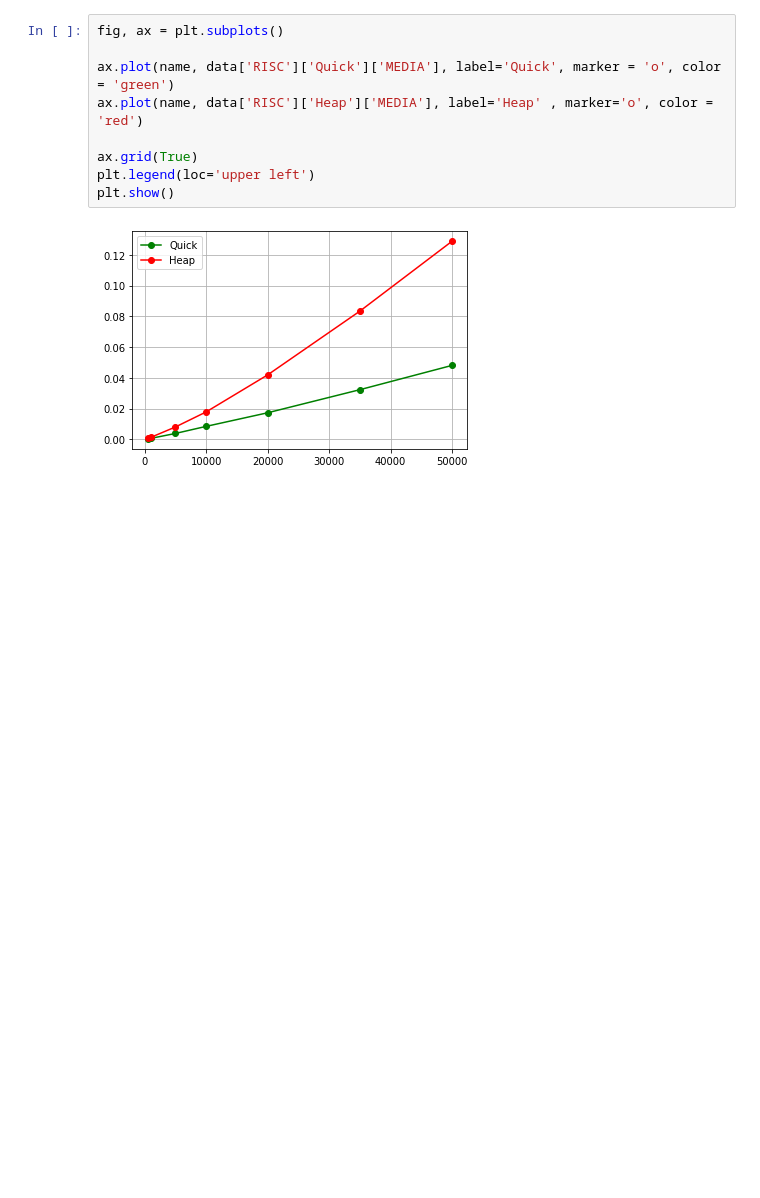
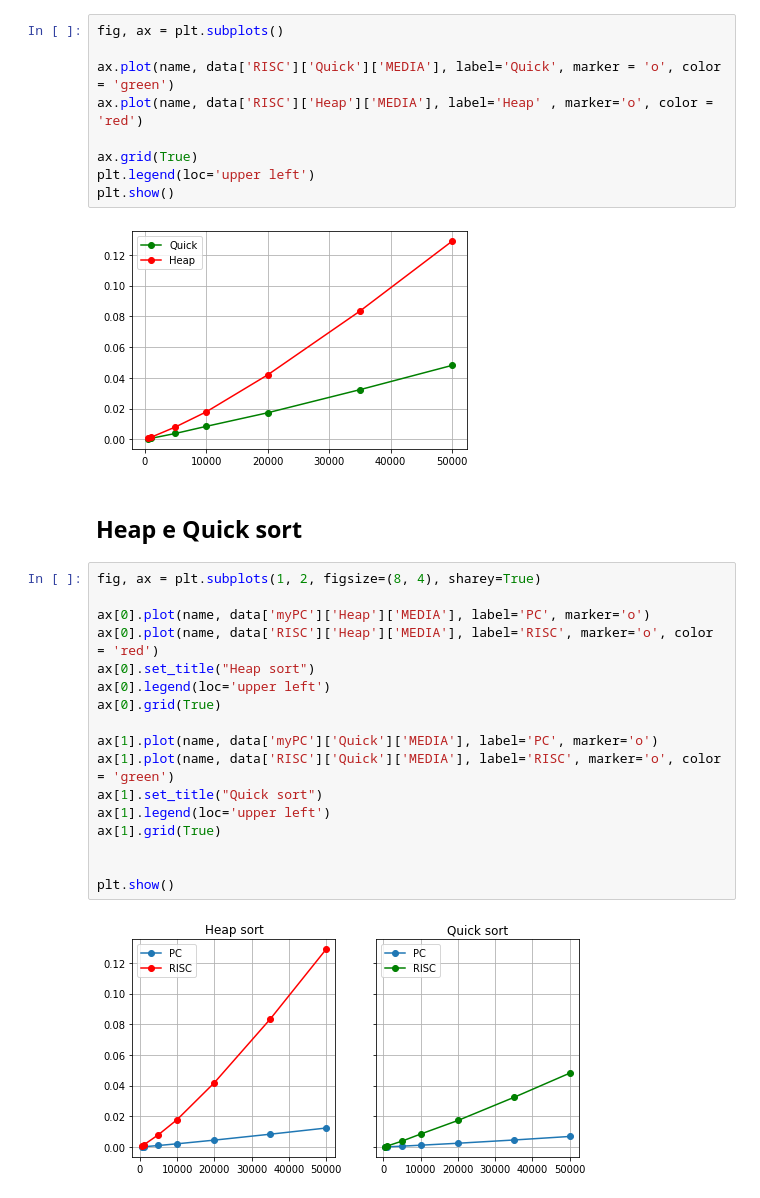
Before and after one commit to MattiaBianchessi/Testing_RISC-V, a Jupyter notebook: Sorting/RisultatiSorting.ipynb, the cells around one changed output. Cells and saved outputs as stored; diff of their text form; blank space fills up the shorter version.

```diff
--- a/Sorting/RisultatiSorting.ipynb
+++ b/Sorting/RisultatiSorting.ipynb
@@ -180,3 +180,24 @@ plt.legend(loc='upper left')
 plt.show()
 # %% [output]
 [figure]
+# %% [markdown]
+## Heap e Quick sort
+# %%
+fig, ax = plt.subplots(1, 2, figsize=(8, 4), sharey=True)
+
+ax[0].plot(name, data['myPC']['Heap']['MEDIA'], label='PC', marker='o')
+ax[0].plot(name, data['RISC']['Heap']['MEDIA'], label='RISC', marker='o', color = 'red')
+ax[0].set_title("Heap sort")
+ax[0].legend(loc='upper left')
+ax[0].grid(True)
+
+ax[1].plot(name, data['myPC']['Quick']['MEDIA'], label='PC', marker='o')
+ax[1].plot(name, data['RISC']['Quick']['MEDIA'], label='RISC', marker='o', color = 'green')
+ax[1].set_title("Quick sort")
+ax[1].legend(loc='upper left')
+ax[1].grid(True)
+
+
+plt.show()
+# %% [output]
+[figure, added]
```
Also changed, not shown: parts of 4 cells of this notebook, 17 other files.
